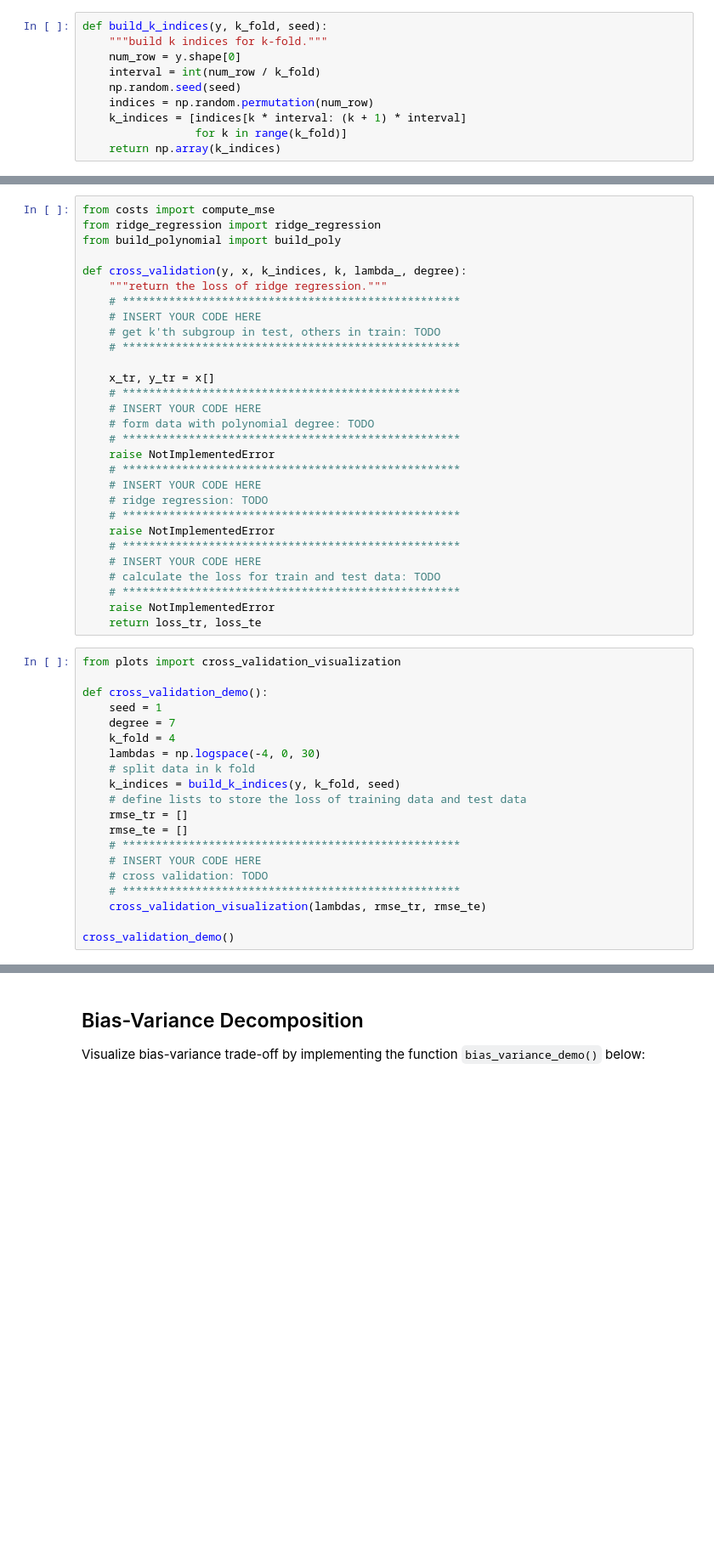
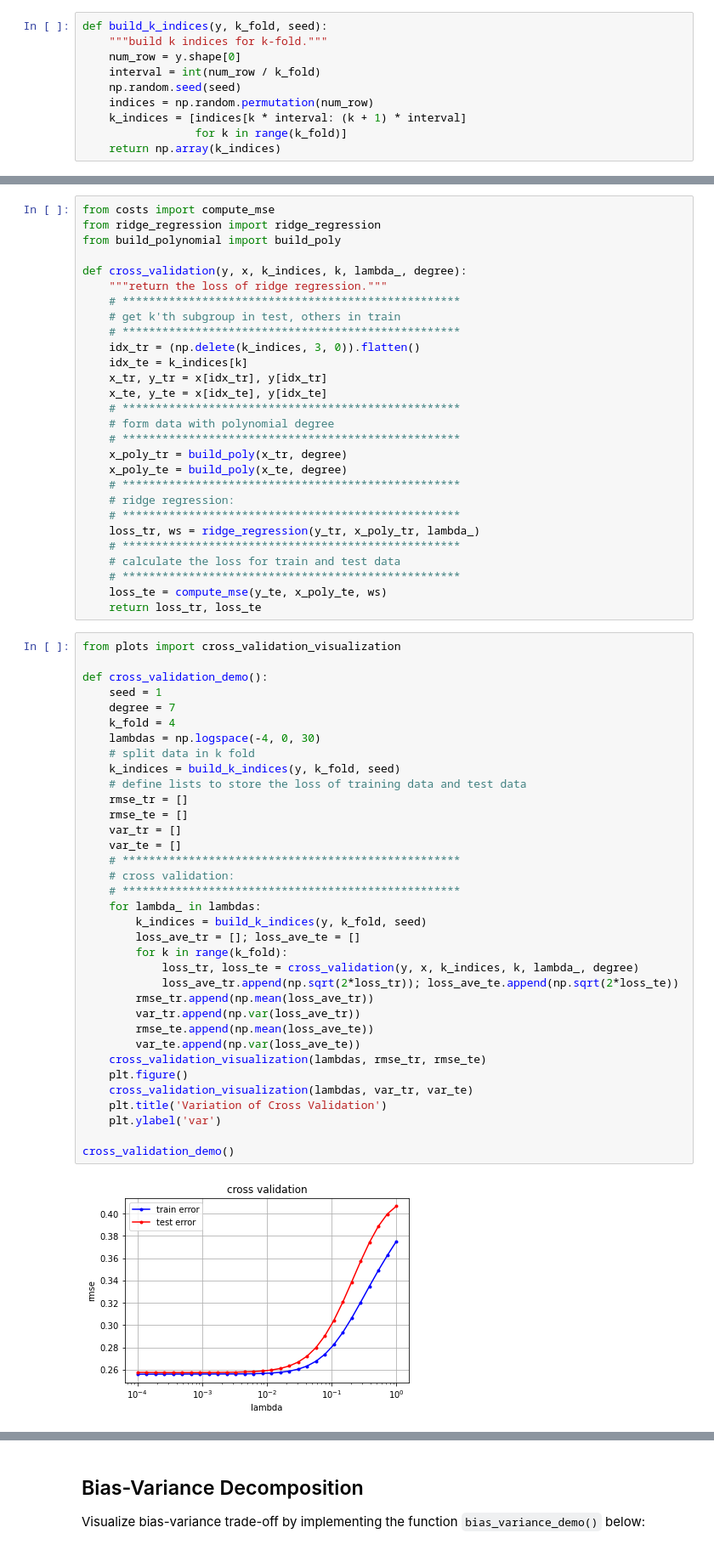
Before and after one commit to davide-rosso/ML_course, a Jupyter notebook: labs/ex04/template/ex04.ipynb, the cells around one changed output, grey strips where cells are left out. Shown: that part at 85% size. Drawn from its saved outputs; the diff is of its cells as text; blank space fills up the shorter version.

```diff
--- a/labs/ex04/template/ex04.ipynb
+++ b/labs/ex04/template/ex04.ipynb
@@ -32,44 +48,60 @@ from build_polynomial import build_poly
 def cross_validation(y, x, k_indices, k, lambda_, degree):
     """return the loss of ridge regression."""
     # ***************************************************
-    # INSERT YOUR CODE HERE
-    # get k'th subgroup in test, others in train: TODO
+    # get k'th subgroup in test, others in train
     # ***************************************************
-
-    x_tr, y_tr = x[]
+    idx_tr = (np.delete(k_indices, 3, 0)).flatten()
+    idx_te = k_indices[k]
+    x_tr, y_tr = x[idx_tr], y[idx_tr]
+    x_te, y_te = x[idx_te], y[idx_te]
     # ***************************************************
-    # INSERT YOUR CODE HERE
-    # form data with polynomial degree: TODO
+    # form data with polynomial degree
     # ***************************************************
-    raise NotImplementedError
+    x_poly_tr = build_poly(x_tr, degree)
+    x_poly_te = build_poly(x_te, degree)
     # ***************************************************
-    # INSERT YOUR CODE HERE
-    # ridge regression: TODO
+    # ridge regression:
     # ***************************************************
-    raise NotImplementedError
+    loss_tr, ws = ridge_regression(y_tr, x_poly_tr, lambda_)
     # ***************************************************
-    # INSERT YOUR CODE HERE
-    # calculate the loss for train and test data: TODO
+    # calculate the loss for train and test data
     # ***************************************************
-    raise NotImplementedError
+    loss_te = compute_mse(y_te, x_poly_te, ws)
     return loss_tr, loss_te
 # %%
 from plots import cross_validation_visualization
 
 def cross_validation_demo():
     seed = 1
     degree = 7
     k_fold = 4
     lambdas = np.logspace(-4, 0, 30)
     # split data in k fold
     k_indices = build_k_indices(y, k_fold, seed)
     # define lists to store the loss of training data and test data
     rmse_tr = []
     rmse_te = []
+    var_tr = []
+    var_te = []
     # ***************************************************
-    # INSERT YOUR CODE HERE
-    # cross validation: TODO
+    # cross validation:
     # ***************************************************
+    for lambda_ in lambdas:
+        k_indices = build_k_indices(y, k_fold, seed)
+        loss_ave_tr = []; loss_ave_te = []
+        for k in range(k_fold):
+            loss_tr, loss_te = cross_validation(y, x, k_indices, k, lambda_, degree)
+            loss_ave_tr.append(np.sqrt(2*loss_tr)); loss_ave_te.append(np.sqrt(2*loss_te))
+        rmse_tr.append(np.mean(loss_ave_tr))
+        var_tr.append(np.var(loss_ave_tr))
+        rmse_te.append(np.mean(loss_ave_te))
+        var_te.append(np.var(loss_ave_te))
     cross_validation_visualization(lambdas, rmse_tr, rmse_te)
+    plt.figure()
+    cross_validation_visualization(lambdas, var_tr, var_te)
+    plt.title('Variation of Cross Validation')
+    plt.ylabel('var')
 
 cross_validation_demo()
+# %% [output]
+[figure, added]
```
Also changed, not shown: parts of 5 cells of this notebook, 5 other files.
